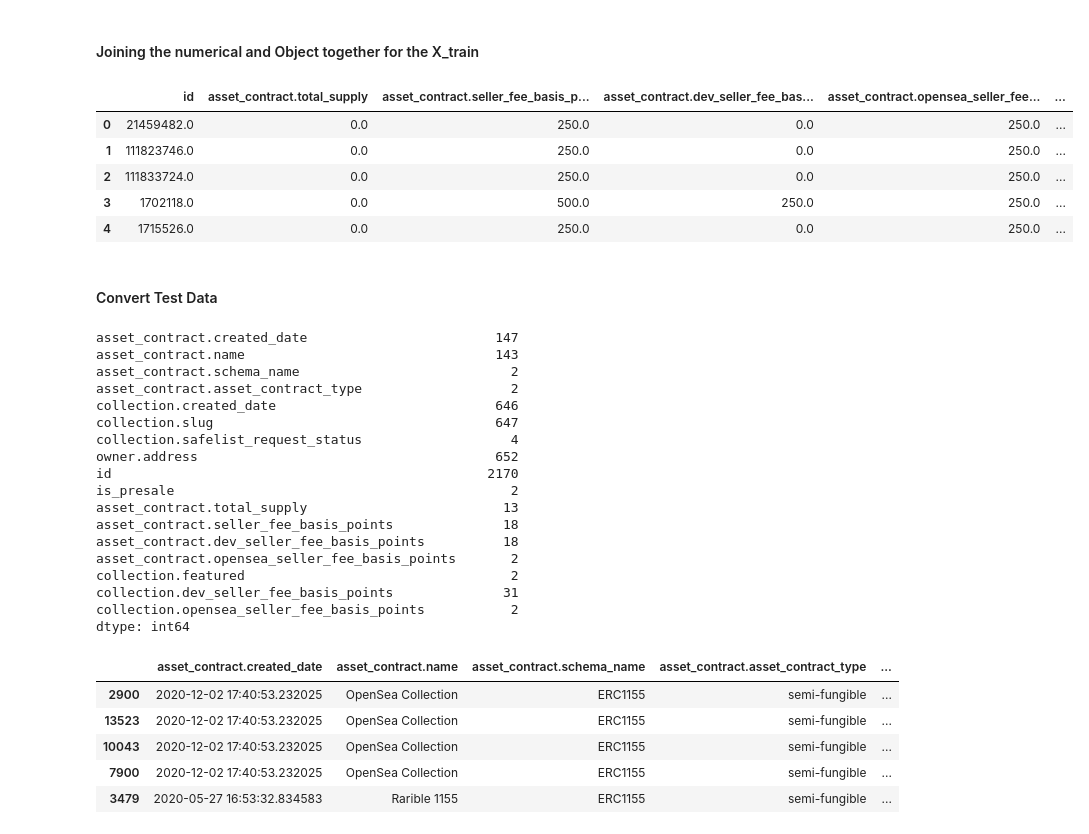
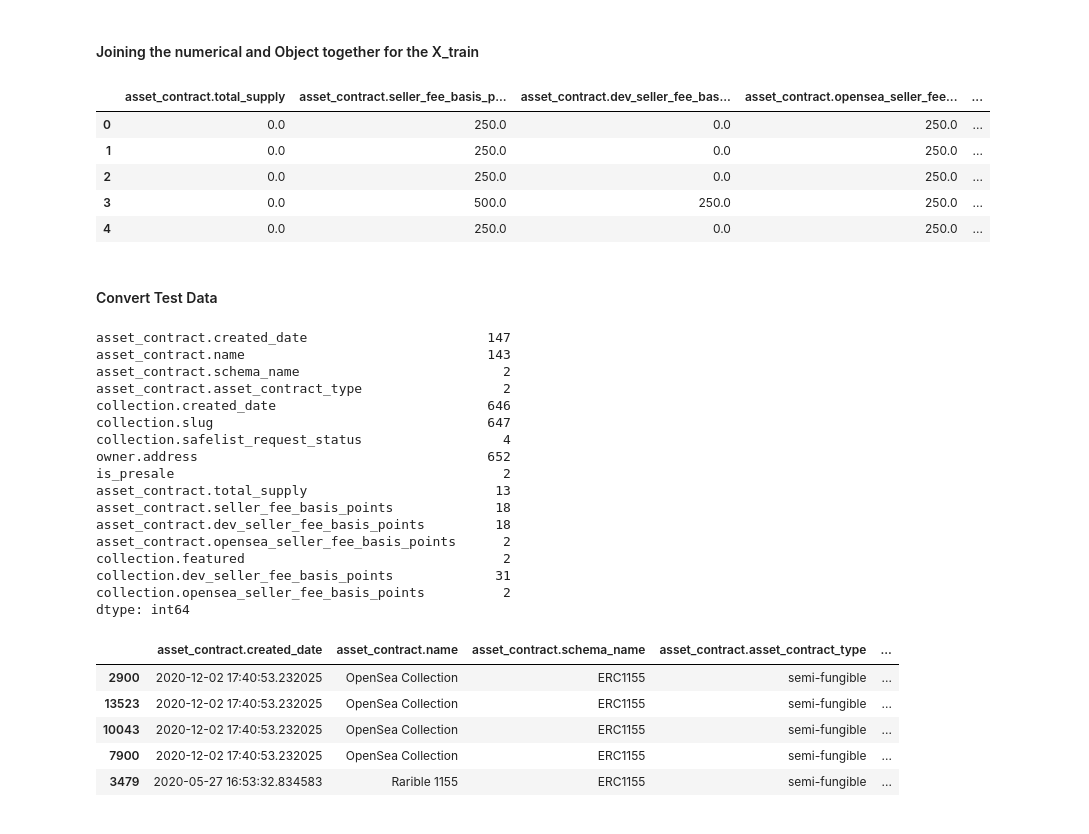
Before and after one commit to Myke-Ajayi/Predicting-NFTs-Sale, a Jupyter notebook: notebooks/Preprocessing.ipynb, the cells around one changed output. Drawn from its saved outputs; the diff is of its cells as text; code cells hidden in the pictures.

```diff
--- a/notebooks/Preprocessing.ipynb
+++ b/notebooks/Preprocessing.ipynb
@@ -52,7 +57,7 @@ df.describe()
 | 75% | 10845.000000 | 1.118344e+08 | 0.000000 | 500.000000 | 250.000000 | ... |
 | max | 14460.000000 | 1.190305e+08 | 10333.000000 | 1500.000000 | 1250.000000 | ... |
 # %%
-df = df.drop('Unnamed: 0', axis = 1)
+df = df.drop(['Unnamed: 0', 'id'], axis = 1)
 # %% [markdown]
 #### Checking the object data type
 # %%
@@ -216,13 +171,13 @@ nft_or_encode = pd.DataFrame(transformed_obj, columns=X_train.select_dtypes('obj
 # %% [markdown]
 #### Joining the numerical and Object together for the X_train
 # %%
-conv_nft_df = pd.concat([nft_int_conv, nft_or_encode], axis=1)
+train_conv_nft_df = pd.concat([nft_int_conv, nft_or_encode], axis=1)
 # %%
-conv_nft_df.head()
+train_conv_nft_df.head()
 # %% [output]
-|  | id | asset_contract.total_supply | asset_contract.seller_fee_basis_p... | asset_contract.dev_seller_fee_bas... | asset_contract.opensea_seller_fee... | ... |
-| 0 | 21459482.0 | 0.0 | 250.0 | 0.0 | 250.0 | ... |
-| 1 | 111823746.0 | 0.0 | 250.0 | 0.0 | 250.0 | ... |
-| 2 | 111833724.0 | 0.0 | 250.0 | 0.0 | 250.0 | ... |
-| 3 | 1702118.0 | 0.0 | 500.0 | 250.0 | 250.0 | ... |
-| 4 | 1715526.0 | 0.0 | 250.0 | 0.0 | 250.0 | ... |
+|  | asset_contract.total_supply | asset_contract.seller_fee_basis_p... | asset_contract.dev_seller_fee_bas... | asset_contract.opensea_seller_fee... | ... |
+| 0 | 0.0 | 250.0 | 0.0 | 250.0 | ... |
+| 1 | 0.0 | 250.0 | 0.0 | 250.0 | ... |
+| 2 | 0.0 | 250.0 | 0.0 | 250.0 | ... |
+| 3 | 0.0 | 500.0 | 250.0 | 250.0 | ... |
+| 4 | 0.0 | 250.0 | 0.0 | 250.0 | ... |
@@ -242,23 +193,22 @@ nft_int_conv_test = pd.DataFrame(x_test_int, columns=X_test.select_dtypes(['int6
 X_test.select_dtypes('object').isna().sum()
 X_test.nunique()
 # %% [output]
-asset_contract.created_date                        147
-asset_contract.name                                143
-asset_contract.schema_name                           2
-asset_contract.asset_contract_type                   2
-collection.created_date                            646
-collection.slug                                    647
-collection.safelist_request_status                   4
-owner.address                                      652
-id                                                2170
-is_presale                                           2
-asset_contract.total_supply                         13
-asset_contract.seller_fee_basis_points              18
-asset_contract.dev_seller_fee_basis_points          18
-asset_contract.opensea_seller_fee_basis_points       2
-collection.featured                                  2
-collection.dev_seller_fee_basis_points              31
-collection.opensea_seller_fee_basis_points           2
+asset_contract.created_date                       147
+asset_contract.name                               143
+asset_contract.schema_name                          2
+asset_contract.asset_contract_type                  2
+collection.created_date                           646
+collection.slug                                   647
+collection.safelist_request_status                  4
+owner.address                                     652
+is_presale                                          2
+asset_contract.total_supply                        13
+asset_contract.seller_fee_basis_points             18
+asset_contract.dev_seller_fee_basis_points         18
+asset_contract.opensea_seller_fee_basis_points      2
+collection.featured                                 2
+collection.dev_seller_fee_basis_points             31
+collection.opensea_seller_fee_basis_points          2
 dtype: int64
 # %%
 X_test.select_dtypes('object').head()
```
Also changed, not shown: parts of 54 cells of this notebook.
